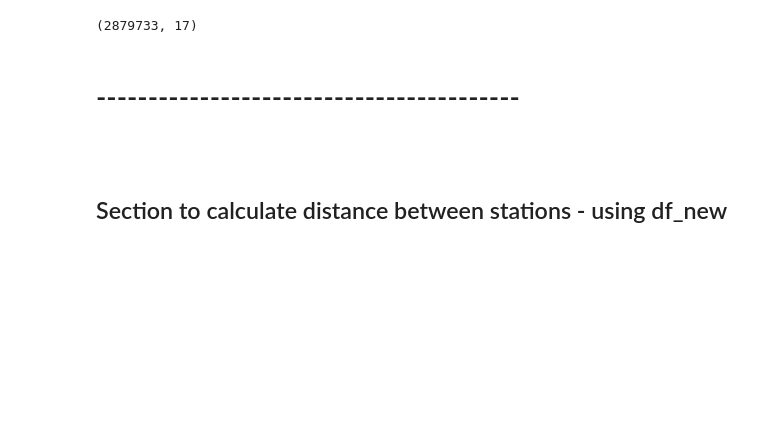
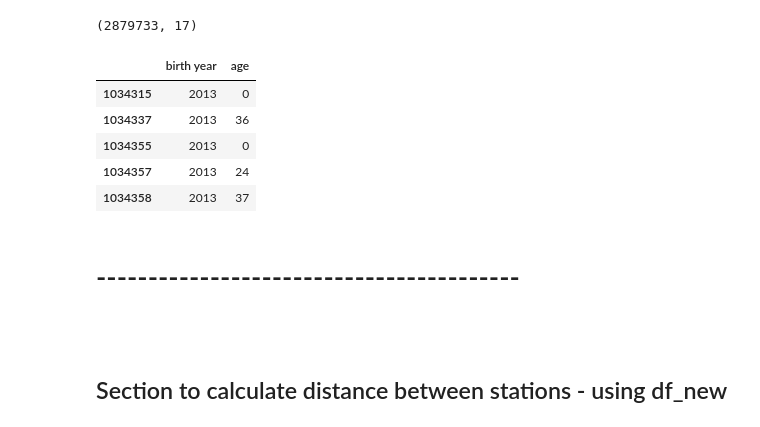
Before and after one commit to ABFdata/Homework, a Jupyter notebook: Tableau/CitiBike/citiBikeMerge-2013-Summer.ipynb, the cells around one changed output. Drawn from its saved outputs; the diff is of its cells as text; code cells hidden in the pictures; blank space fills up the shorter version.

```diff
--- a/Tableau/CitiBike/citiBikeMerge-2013-Summer.ipynb
+++ b/Tableau/CitiBike/citiBikeMerge-2013-Summer.ipynb
@@ -283,6 +240,16 @@ df_new.shape
 | 1034357 | 1237 | 2013-09-30 23:59:40 | 2013-10-01 00:20:17 | 478 | 11 Ave & W 41 St | 40.760301 | ... |
 | 1034358 | 1292 | 2013-09-30 23:59:53 | 2013-10-01 00:21:25 | 363 | West Thames St | 40.708347 | ... |
 (2879733, 17)
+# %%
+# print df where birth year = 2013
+df_new.loc[df_new['birth year'] == 2013, ['birth year','age']].tail()
+# %% [output]
+|  | birth year | age |
+| 1034315 | 2013 | 0 |
+| 1034337 | 2013 | 36 |
+| 1034355 | 2013 | 0 |
+| 1034357 | 2013 | 24 |
+| 1034358 | 2013 | 37 |
 # %% [markdown]
 # -----------------------------------------
 <br>
```
Also changed, not shown: parts of 77 cells of this notebook, 1 other file.
